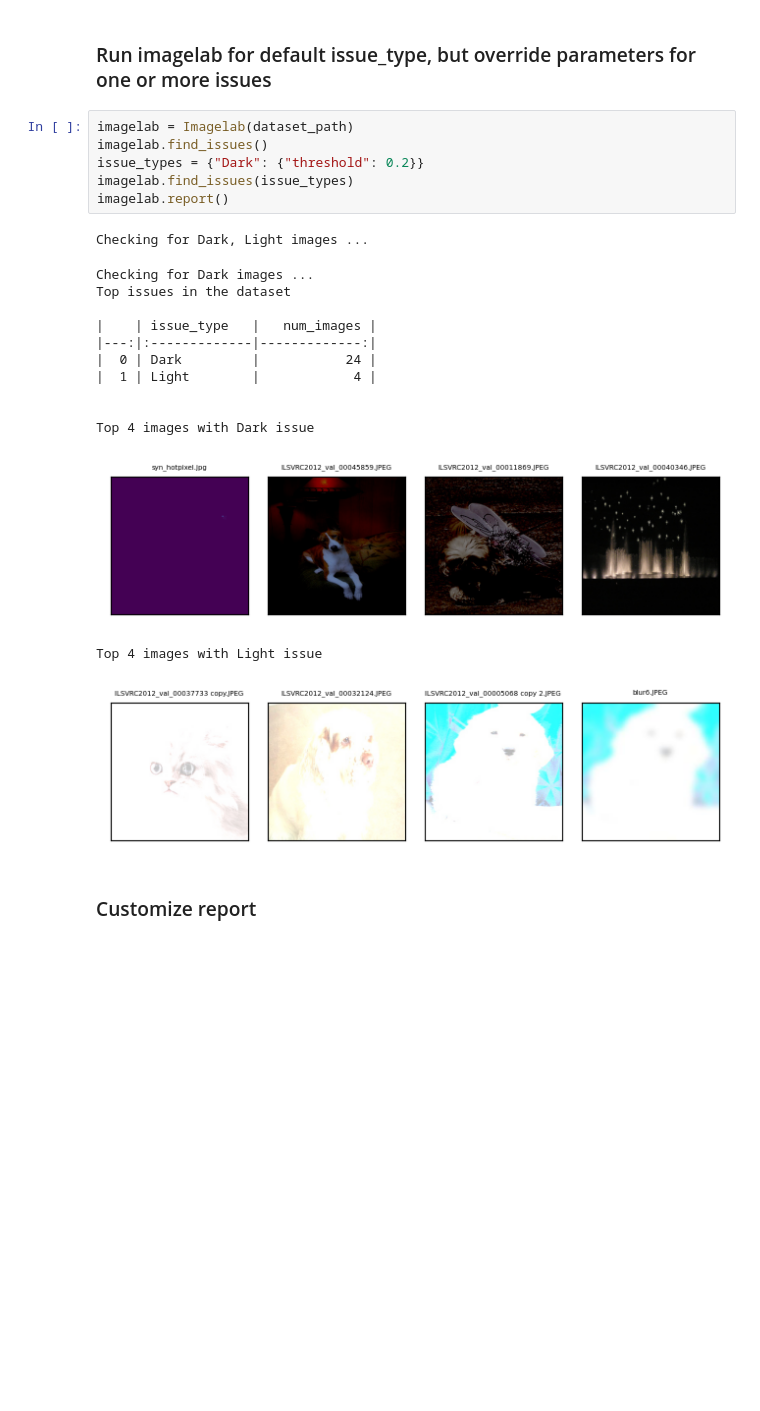
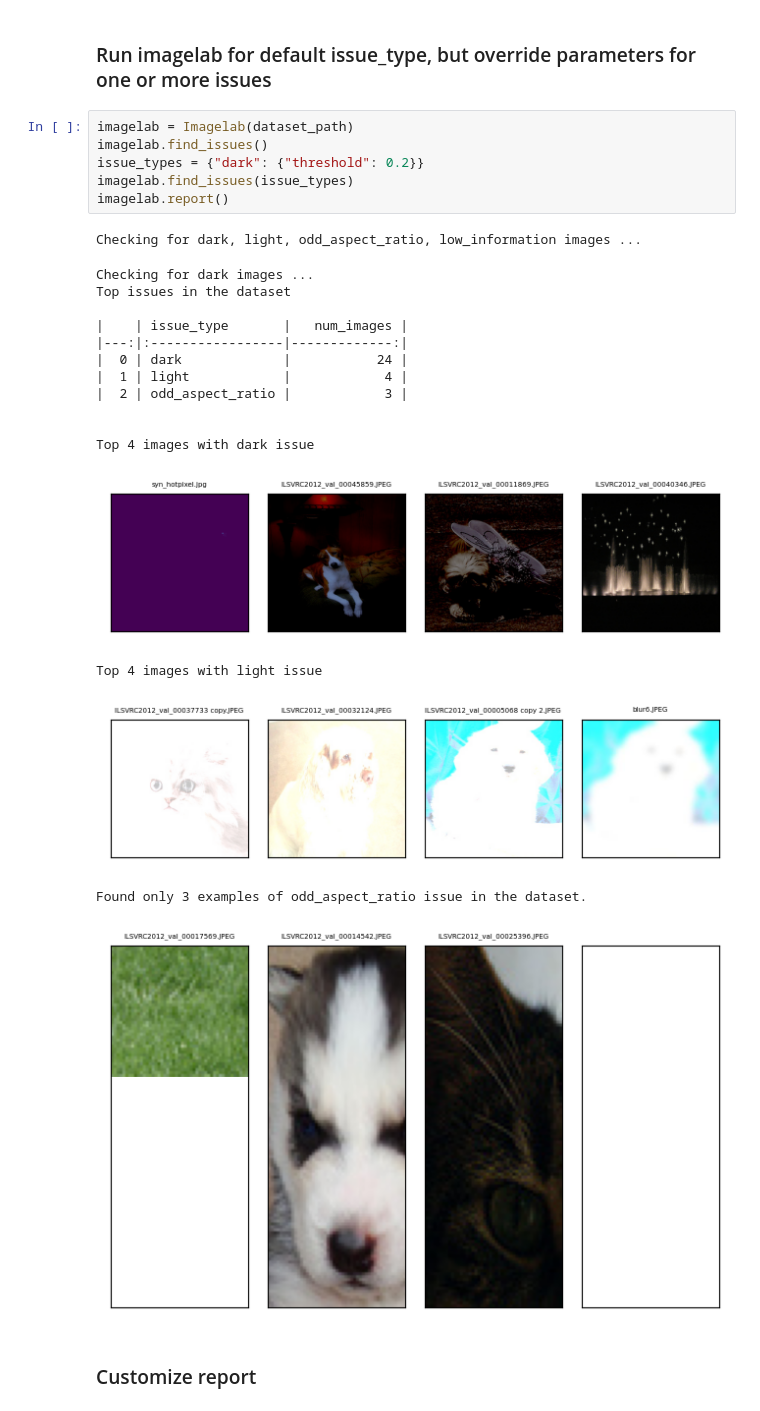
Before and after one commit to cleanlab/cleanvision, a Jupyter notebook: notebooks/demo.ipynb, the cells around one changed output. Drawn from its saved outputs; the diff is of its cells as text; blank space fills up the shorter version.

```diff
--- a/notebooks/demo.ipynb
+++ b/notebooks/demo.ipynb
@@ -89,24 +103,27 @@ Top 4 images with Light issue
 # %%
 imagelab = Imagelab(dataset_path)
 imagelab.find_issues()
-issue_types = {"Dark": {"threshold": 0.2}}
+issue_types = {"dark": {"threshold": 0.2}}
 imagelab.find_issues(issue_types)
 imagelab.report()
 # %% [output]
-Checking for Dark, Light images ...
+Checking for dark, light, odd_aspect_ratio, low_information images ...
-Checking for Dark images ...
+Checking for dark images ...
 Top issues in the dataset
 
-|    | issue_type   |   num_images |
-|---:|:-------------|-------------:|
-|  0 | Dark         |           24 |
-|  1 | Light        |            4 |
+|    | issue_type       |   num_images |
+|---:|:-----------------|-------------:|
+|  0 | dark             |           24 |
+|  1 | light            |            4 |
+|  2 | odd_aspect_ratio |            3 |
 
 
-Top 4 images with Dark issue
+Top 4 images with dark issue
 [figure]
-Top 4 images with Light issue
+Top 4 images with light issue
 [figure]
+Found only 3 examples of odd_aspect_ratio issue in the dataset.
+[figure, added]
 # %% [markdown]
 ### Customize report
 # %%
```
Also changed, not shown: parts of 10 cells of this notebook, 10 other files.
